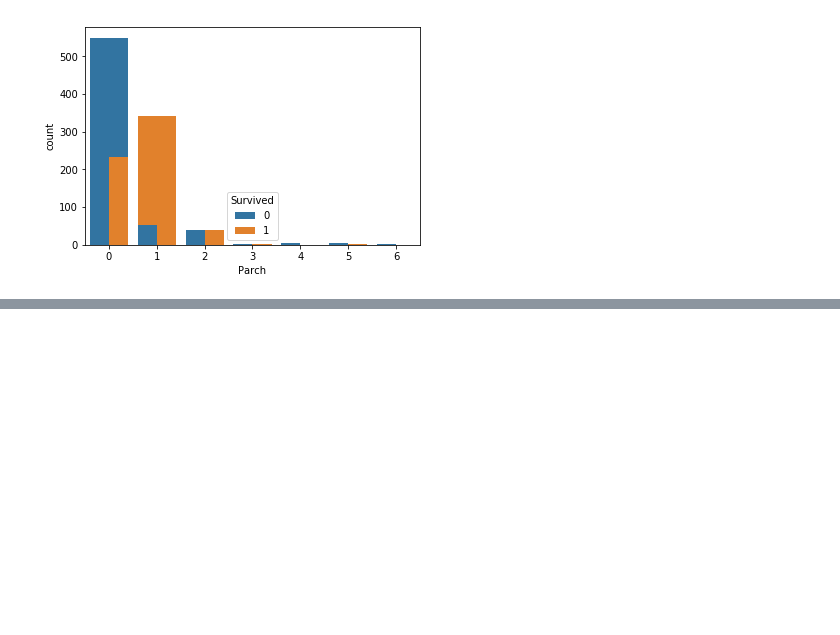
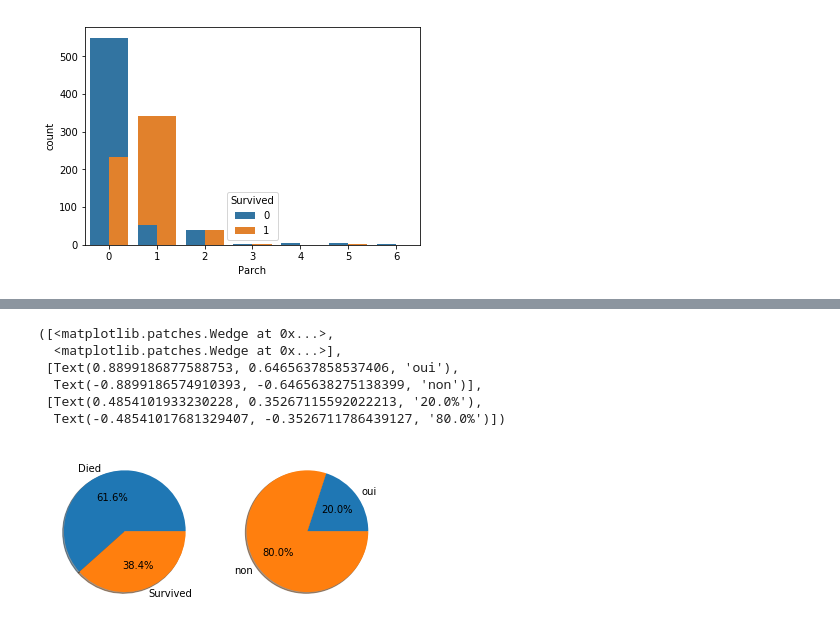
Before and after one commit to anasszer/portfolio, a Jupyter notebook: Titanic.ipynb, the cells around one changed output, grey strips where cells are left out. Cells and saved outputs as stored; diff of their text form; code cells hidden in the pictures; blank space fills up the shorter version.

```diff
--- a/Titanic.ipynb
+++ b/Titanic.ipynb
@@ -132,0 +137,18 @@ sns.countplot(x = df["Parch"], hue = df["Survived"])
+# %%
+fig1, axes = plt.subplots(1,2)
+
+x = [549/(549+342), 342/(549+342)]
+labels = ["Died", "Survived"]
+z = [20/100, 80/100]
+labels2 = ["oui", "non"]
+
+axes[0].pie(x, labels = labels, autopct='%1.1f%%', shadow=True)
+axes[1].pie(z , labels = labels2,autopct='%1.1f%%', shadow=True)
+# %% [output]
+([<matplotlib.patches.Wedge at 0x...>,
+  <matplotlib.patches.Wedge at 0x...>],
+ [Text(0.8899186877588753, 0.6465637858537406, 'oui'),
+  Text(-0.8899186574910393, -0.6465638275138399, 'non')],
+ [Text(0.4854101933230228, 0.35267115592022213, '20.0%'),
+  Text(-0.48541017681329407, -0.3526711786439127, '80.0%')])
+[figure, added]
```
Also changed, not shown: parts of 9 cells of this notebook.
